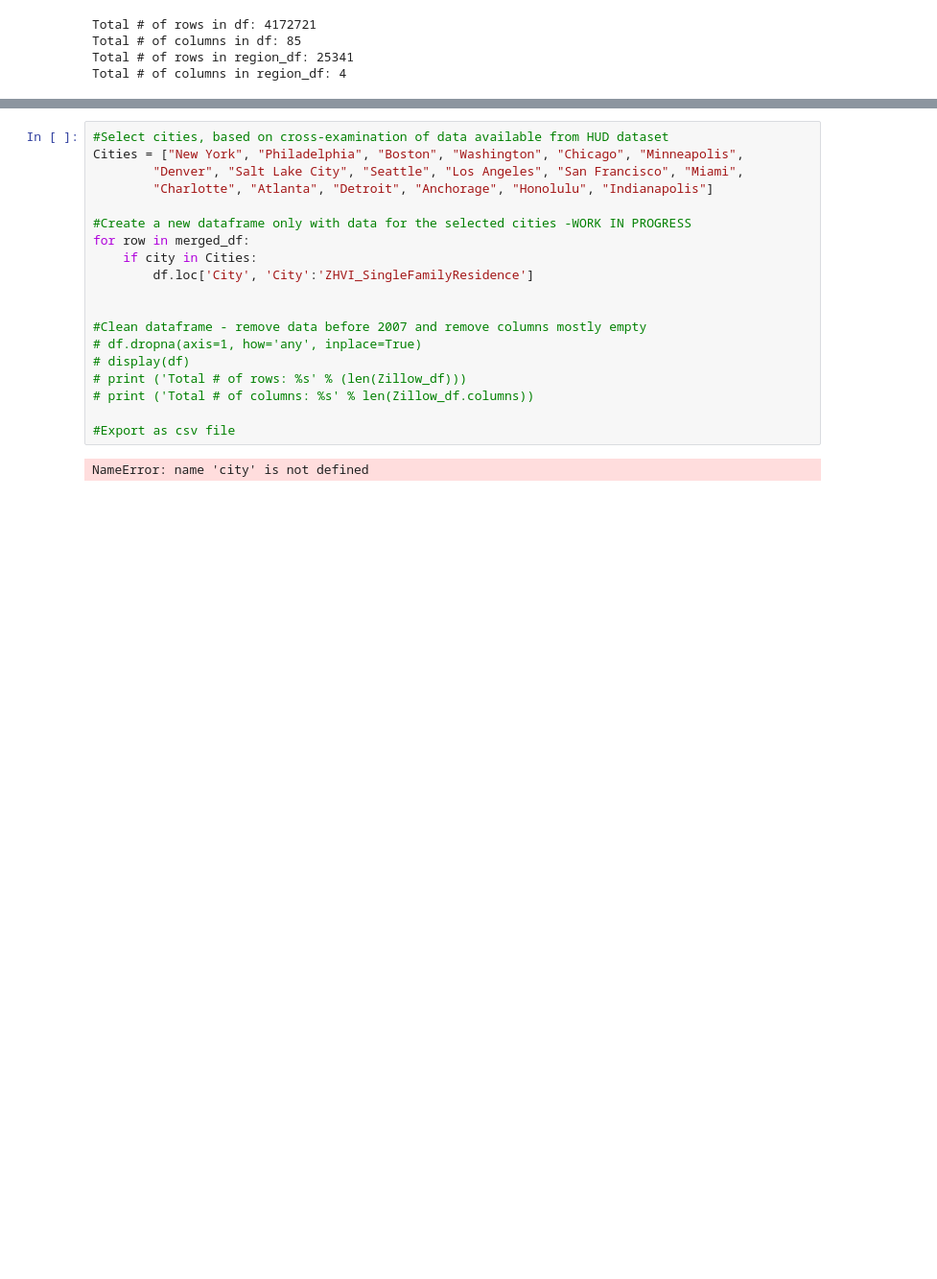
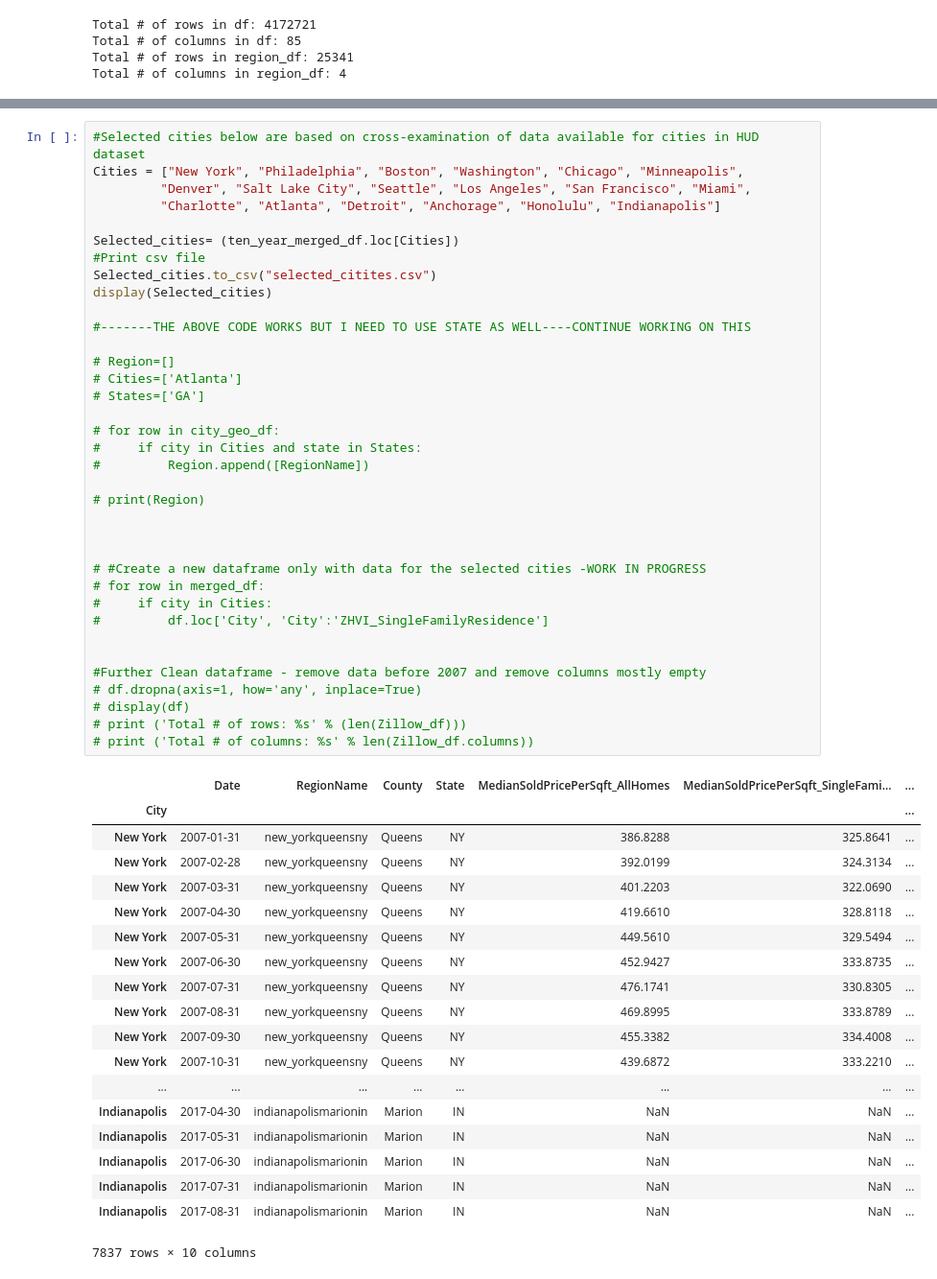
Before and after one commit to jag0717/UCB-Project1, a Jupyter notebook: data/zillow_data/Kaggle_zillow_CityData.ipynb, the cells around one changed output, grey strips where cells are left out. Shown at 96% size. Saved outputs shown, nothing was run; the diff lists cells and outputs as text; blank space fills up the shorter version.

```diff
--- a/data/zillow_data/Kaggle_zillow_CityData.ipynb
+++ b/data/zillow_data/Kaggle_zillow_CityData.ipynb
@@ -97,21 +143,56 @@ Total # of columns in df: 11
 # %%
-#Select cities, based on cross-examination of data available from HUD dataset
+#Selected cities below are based on cross-examination of data available for cities in HUD dataset
 Cities = ["New York", "Philadelphia", "Boston", "Washington", "Chicago", "Minneapolis",
-        "Denver", "Salt Lake City", "Seattle", "Los Angeles", "San Francisco", "Miami",
-        "Charlotte", "Atlanta", "Detroit", "Anchorage", "Honolulu", "Indianapolis"]
+         "Denver", "Salt Lake City", "Seattle", "Los Angeles", "San Francisco", "Miami",
+         "Charlotte", "Atlanta", "Detroit", "Anchorage", "Honolulu", "Indianapolis"]
 
-#Create a new dataframe only with data for the selected cities -WORK IN PROGRESS
-for row in merged_df:
-    if city in Cities:
-        df.loc['City', 'City':'ZHVI_SingleFamilyResidence']
+Selected_cities= (ten_year_merged_df.loc[Cities])
+#Print csv file
+Selected_cities.to_csv("selected_citites.csv")
+display(Selected_cities)
+
+#-------THE ABOVE CODE WORKS BUT I NEED TO USE STATE AS WELL----CONTINUE WORKING ON THIS
+
+# Region=[]
+# Cities=['Atlanta']
+# States=['GA']
+
+# for row in city_geo_df:
+#     if city in Cities and state in States:
+#         Region.append([RegionName])
+
+# print(Region)
 
 
-#Clean dataframe - remove data before 2007 and remove columns mostly empty
+
+# #Create a new dataframe only with data for the selected cities -WORK IN PROGRESS
+# for row in merged_df:
+#     if city in Cities:
+#         df.loc['City', 'City':'ZHVI_SingleFamilyResidence']
+
+
+#Further Clean dataframe - remove data before 2007 and remove columns mostly empty
 # df.dropna(axis=1, how='any', inplace=True)
 # display(df)
 # print ('Total # of rows: %s' % (len(Zillow_df)))
 # print ('Total # of columns: %s' % len(Zillow_df.columns))
-
-#Export as csv file
 # %% [output]
+|  | Date | RegionName | County | State | MedianSoldPricePerSqft_AllHomes | MedianSoldPricePerSqft_SingleFami... | ... |
+| City |  |  |  |  |  |  | ... |
+| New York | 2007-01-31 | new_yorkqueensny | Queens | NY | 386.8288 | 325.8641 | ... |
+| New York | 2007-02-28 | new_yorkqueensny | Queens | NY | 392.0199 | 324.3134 | ... |
+| New York | 2007-03-31 | new_yorkqueensny | Queens | NY | 401.2203 | 322.0690 | ... |
+| New York | 2007-04-30 | new_yorkqueensny | Queens | NY | 419.6610 | 328.8118 | ... |
+| New York | 2007-05-31 | new_yorkqueensny | Queens | NY | 449.5610 | 329.5494 | ... |
+| New York | 2007-06-30 | new_yorkqueensny | Queens | NY | 452.9427 | 333.8735 | ... |
+| New York | 2007-07-31 | new_yorkqueensny | Queens | NY | 476.1741 | 330.8305 | ... |
+| New York | 2007-08-31 | new_yorkqueensny | Queens | NY | 469.8995 | 333.8789 | ... |
+| New York | 2007-09-30 | new_yorkqueensny | Queens | NY | 455.3382 | 334.4008 | ... |
+| New York | 2007-10-31 | new_yorkqueensny | Queens | NY | 439.6872 | 333.2210 | ... |
+| ... | ... | ... | ... | ... | ... | ... | ... |
+| Indianapolis | 2017-04-30 | indianapolismarionin | Marion | IN | NaN | NaN | ... |
+| Indianapolis | 2017-05-31 | indianapolismarionin | Marion | IN | NaN | NaN | ... |
+| Indianapolis | 2017-06-30 | indianapolismarionin | Marion | IN | NaN | NaN | ... |
+| Indianapolis | 2017-07-31 | indianapolismarionin | Marion | IN | NaN | NaN | ... |
+| Indianapolis | 2017-08-31 | indianapolismarionin | Marion | IN | NaN | NaN | ... |
-NameError: name 'city' is not defined
+7837 rows × 10 columns
```
Also changed, not shown: parts of 6 cells of this notebook, 1 other file.
